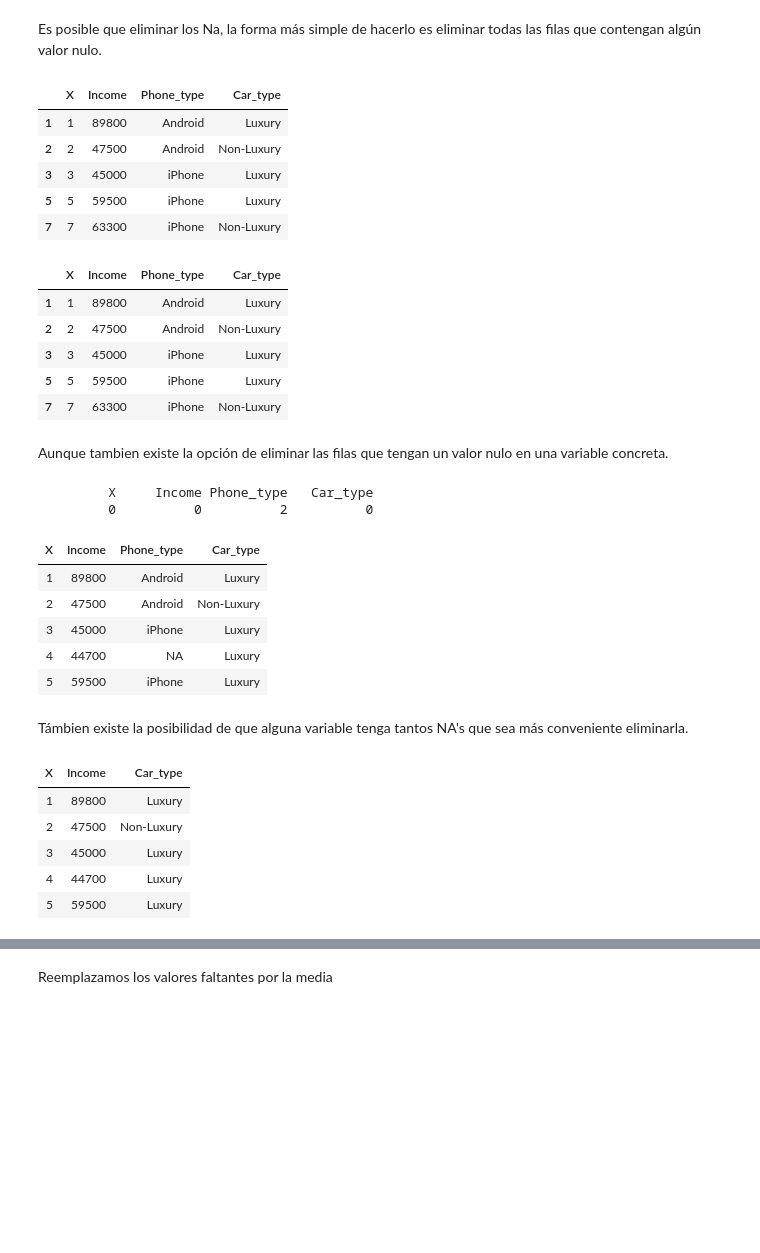
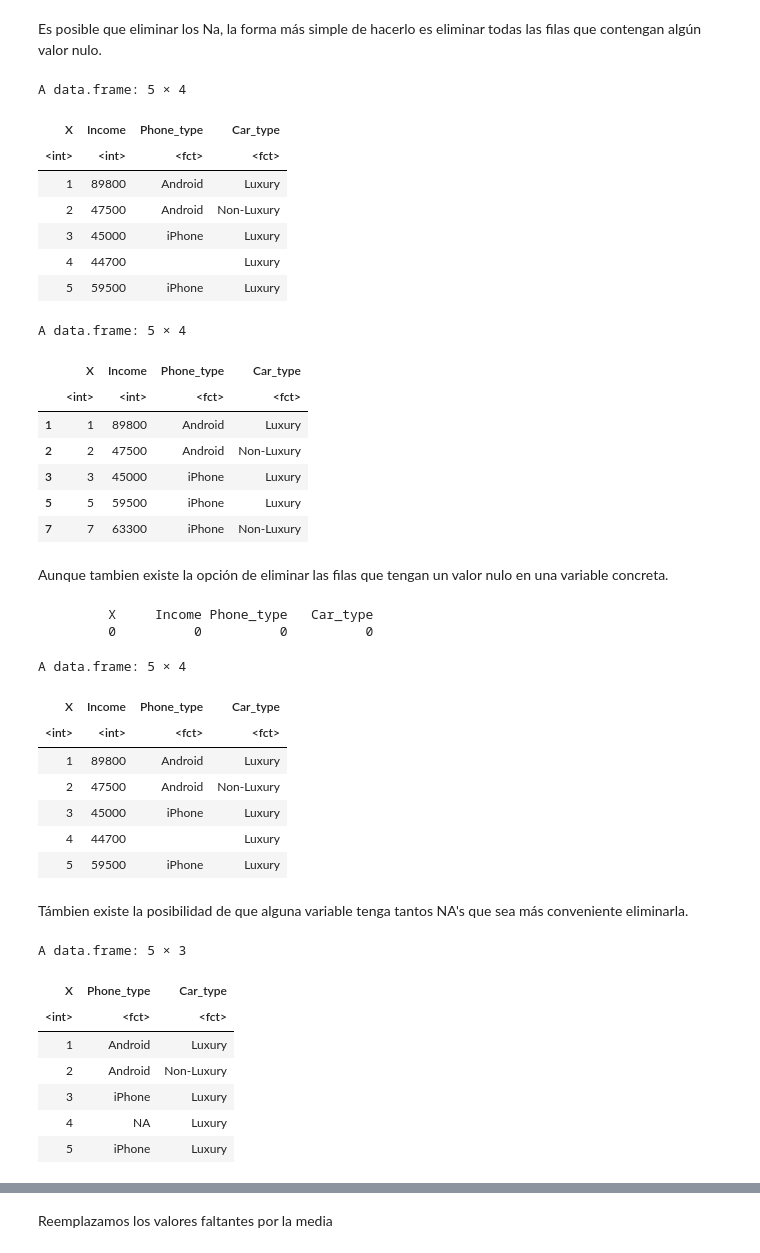
Before and after one commit to johanmarin/TtoBcoData-R, a Jupyter notebook: Sesión - 2.ipynb, the cells around one changed output, grey strips where cells are left out. Saved outputs shown, nothing was run; the diff lists cells and outputs as text; code cells hidden in the pictures; blank space fills up the shorter version.

```diff
--- a/Sesión - 2.ipynb
+++ b/Sesión - 2.ipynb
@@ -28,6 +28,6 @@ require(Hmisc)
 # %% [markdown]
 Leemos la base de datos
 # %%
-data1R <- read.csv("missing-data.csv", row.names=NULL)
-head(data1R, 5)
+data <- read.csv("missing-data.csv", row.names=NULL)
+data
 # %% [output]
@@ -40,9 +53,9 @@ head(data1R, 5)
 # %% [markdown]
 Ahora estandarizamos los NA's
 # %%
-data1R$Income[data1R$Income == 0]          <- NA
-data1R$Phone_type[data1R$Phone_type == ""] <- NA
-data1R$Car_type[data1R$Car_type == ""]     <- NA
+data$Income[data1$Income == 0]          <- NA
+data$Phone_type[data1$Phone_type == ""] <- NA
+data$Car_type[data1$Car_type == ""]     <- NA
 
-head(data1R, 5)
+head(data, 5)
 # %% [output]
@@ -116,20 +143,24 @@ aggr(housing.data,
 # %% [markdown]
 Es posible que eliminar los Na, la forma más simple de hacerlo es eliminar todas las filas que contengan algún valor nulo.
 # %%
-ingresos <- na.omit(data1R)
+ingresos <- na.omit(data)
 head(ingresos, 5)
 # %% [output]
+A data.frame: 5 × 4
-|  | X | Income | Phone_type | Car_type |
-| 1 | 1 | 89800 | Android | Luxury |
-| 2 | 2 | 47500 | Android | Non-Luxury |
-| 3 | 3 | 45000 | iPhone | Luxury |
-| 5 | 5 | 59500 | iPhone | Luxury |
-| 7 | 7 | 63300 | iPhone | Non-Luxury |
+| X | Income | Phone_type | Car_type |
+| <int> | <int> | <fct> | <fct> |
+| 1 | 89800 | Android | Luxury |
+| 2 | 47500 | Android | Non-Luxury |
+| 3 | 45000 | iPhone | Luxury |
+| 4 | 44700 |  | Luxury |
+| 5 | 59500 | iPhone | Luxury |
 # %%
-ingresos <- data1R[complete.cases(data1R),]
+ingresos <- data[complete.cases(data),]
 head(ingresos, 5)
 # %% [output]
+A data.frame: 5 × 4
 |  | X | Income | Phone_type | Car_type |
+|  | <int> | <int> | <fct> | <fct> |
 | 1 | 1 | 89800 | Android | Luxury |
 | 2 | 2 | 47500 | Android | Non-Luxury |
 | 3 | 3 | 45000 | iPhone | Luxury |
@@ -138,28 +169,32 @@ head(ingresos, 5)
 # %% [markdown]
 Aunque tambien existe la opción de eliminar las filas que tengan un valor nulo en una variable concreta.
 # %%
-ingresos <- data1R[!is.na(data1R$Income),]
+ingresos <- data[!is.na(data$Income),]
 colSums(is.na(ingresos))
 head(ingresos, 5)
 # %% [output]
          X     Income Phone_type   Car_type
-         0          0          2          0
+         0          0          0          0
+A data.frame: 5 × 4
 | X | Income | Phone_type | Car_type |
+| <int> | <int> | <fct> | <fct> |
 | 1 | 89800 | Android | Luxury |
 | 2 | 47500 | Android | Non-Luxury |
 | 3 | 45000 | iPhone | Luxury |
-| 4 | 44700 | NA | Luxury |
+| 4 | 44700 |  | Luxury |
 | 5 | 59500 | iPhone | Luxury |
 # %% [markdown]
 Támbien existe la posibilidad de que alguna variable tenga tantos NA's que sea más conveniente eliminarla.
 # %%
-ingresos$Phone_type <- NULL
+ingresos$Income <- NULL
 head(ingresos, 5)
 # %% [output]
+A data.frame: 5 × 3
-| X | Income | Car_type |
-| 1 | 89800 | Luxury |
-| 2 | 47500 | Non-Luxury |
-| 3 | 45000 | Luxury |
-| 4 | 44700 | Luxury |
-| 5 | 59500 | Luxury |
+| X | Phone_type | Car_type |
+| <int> | <fct> | <fct> |
+| 1 | Android | Luxury |
+| 2 | Android | Non-Luxury |
+| 3 | iPhone | Luxury |
+| 4 | NA | Luxury |
+| 5 | iPhone | Luxury |
 # %% [markdown]
```
Also changed, not shown: parts of 79 cells of this notebook.
